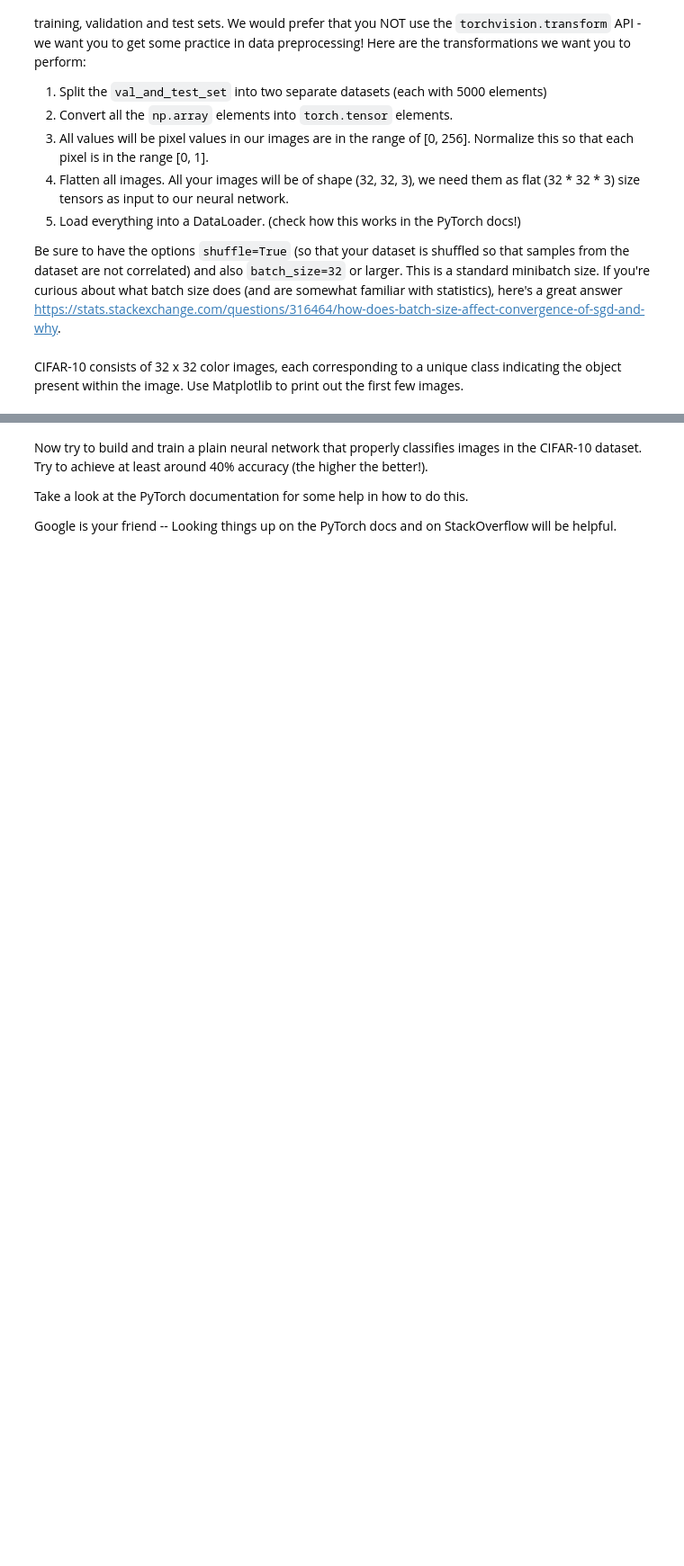
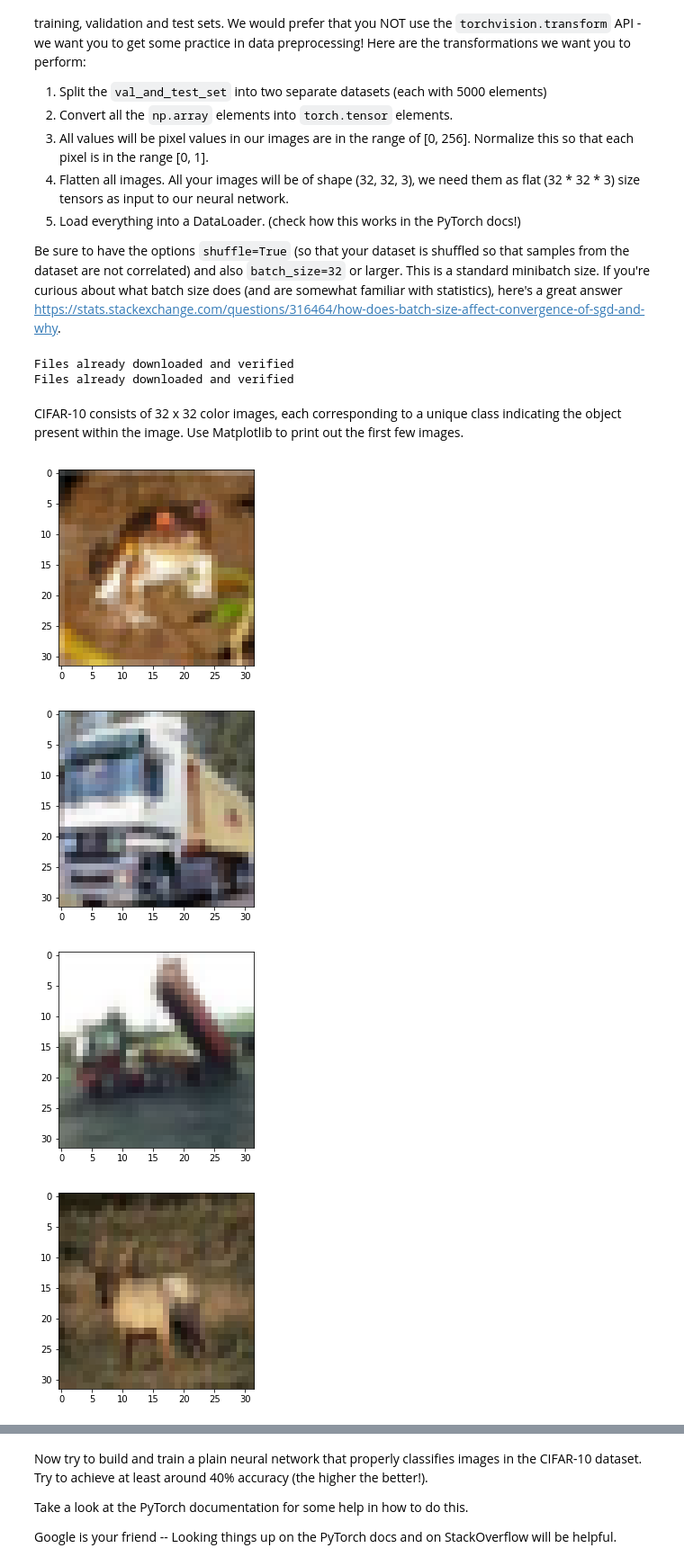
Before and after one commit to McGillAISociety/mais-bootcamp-w2019, a Jupyter notebook: Assignment3/assignment3.ipynb, the cells around one changed output, grey strips where cells are left out. Shown at 90% size. Drawn from its saved outputs; the diff is of its cells as text; code cells hidden in the pictures; blank space fills up the shorter version.

```diff
--- a/Assignment3/assignment3.ipynb
+++ b/Assignment3/assignment3.ipynb
@@ -231,14 +308,31 @@ Be sure to have the options `shuffle=True` (so that your dataset is shuffled so
 trainset = torchvision.datasets.CIFAR10(root='./data', train=True, download=True)
 val_and_test_set = torchvision.datasets.CIFAR10(root='./data', train=False, download=True)
 
-### YOUR CODE HERE
+valset, testset = torch.utils.data.random_split(val_and_test_set, (5000, 5000))
 
-# trainloader = ...
-# valloader = ...
-# testloader = ...
+transform = lambda data: list(map(lambda pair: (torchvision.transforms.ToTensor()(pair[0]).view(32*32*3)/255, pair[1]), data))
+
+trainloader = torch.utils.data.DataLoader(
+    transform(trainset),
+    batch_size=32,
+    shuffle=True)
+valloader = torch.utils.data.DataLoader(
+    transform(valset), batch_size=32, shuffle=True)
+testloader = torch.utils.data.DataLoader(transform(trainset))
 
 classes = ('plane', 'car', 'bird', 'cat', 'deer', 'dog', 'frog', 'horse', 'ship', 'truck')
+# %% [output]
+Files already downloaded and verified
+Files already downloaded and verified
 # %% [markdown]
 CIFAR-10 consists of 32 x 32 color images, each corresponding to a unique class indicating the object present within the image. Use Matplotlib to print out the first few images.
 # %%
 ### YOUR CODE HERE - Grab a few examples from trainset and plot them
+for i in range(10):
+    plt.figure()
+    plt.imshow(trainset[i][0])
+# %% [output]
+[figure, added]
+[figure, added]
+[figure, added]
+[figure, added]
```
Also changed, not shown: parts of 18 cells of this notebook, 1 other file.
